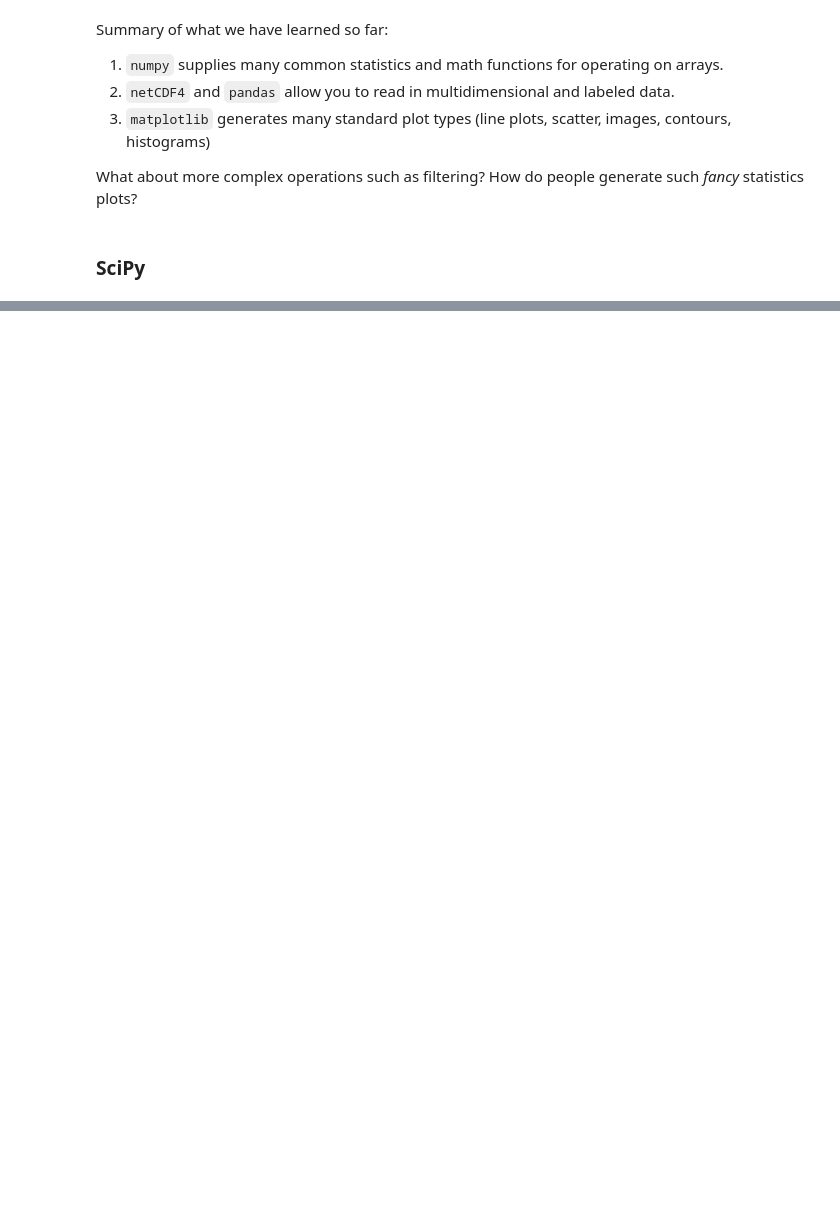
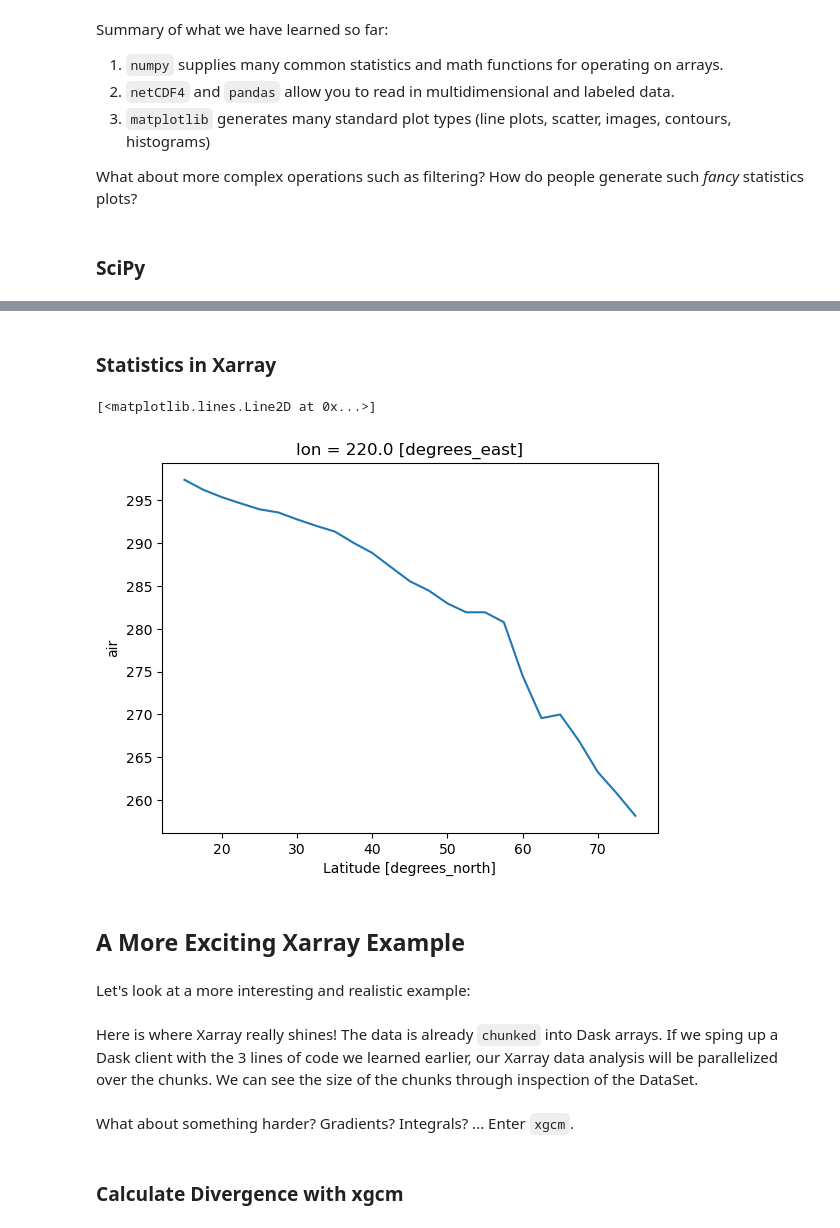
Before and after one commit to eldavenport/SIO-PythonEarthScience, a Jupyter notebook: .doctrees/nbsphinx/in_workshop/earth_science.ipynb, the cells around one changed output, grey strips where cells are left out. Saved outputs shown, nothing was run; the diff lists cells and outputs as text; code cells hidden in the pictures; blank space fills up the shorter version.

```diff
--- a/.doctrees/nbsphinx/in_workshop/earth_science.ipynb
+++ b/.doctrees/nbsphinx/in_workshop/earth_science.ipynb
@@ -54,0 +205,17 @@ import seaborn as sns
+# %% [markdown]
+### Statistics in Xarray
+# %%
+ds.air.sel(lon=220.0,method='nearest').mean(dim='time').plot()
+# %% [output]
+[<matplotlib.lines.Line2D at 0x...>]
+[figure, added]
+# %% [markdown]
+## A More Exciting Xarray Example
+# %% [markdown]
+Let's look at a more interesting and realistic example:
+# %% [markdown]
+Here is where Xarray really shines! The data is already `chunked` into Dask arrays. If we sping up a Dask client with the 3 lines of code we learned earlier, our Xarray data analysis will be parallelized over the chunks. We can see the size of the chunks through inspection of the DataSet.
+# %% [markdown]
+What about something harder? Gradients? Integrals? ... Enter `xgcm`.
+# %% [markdown]
+### Calculate Divergence with xgcm
```
Also changed, not shown: parts of 34 cells of this notebook, 44 other files.
